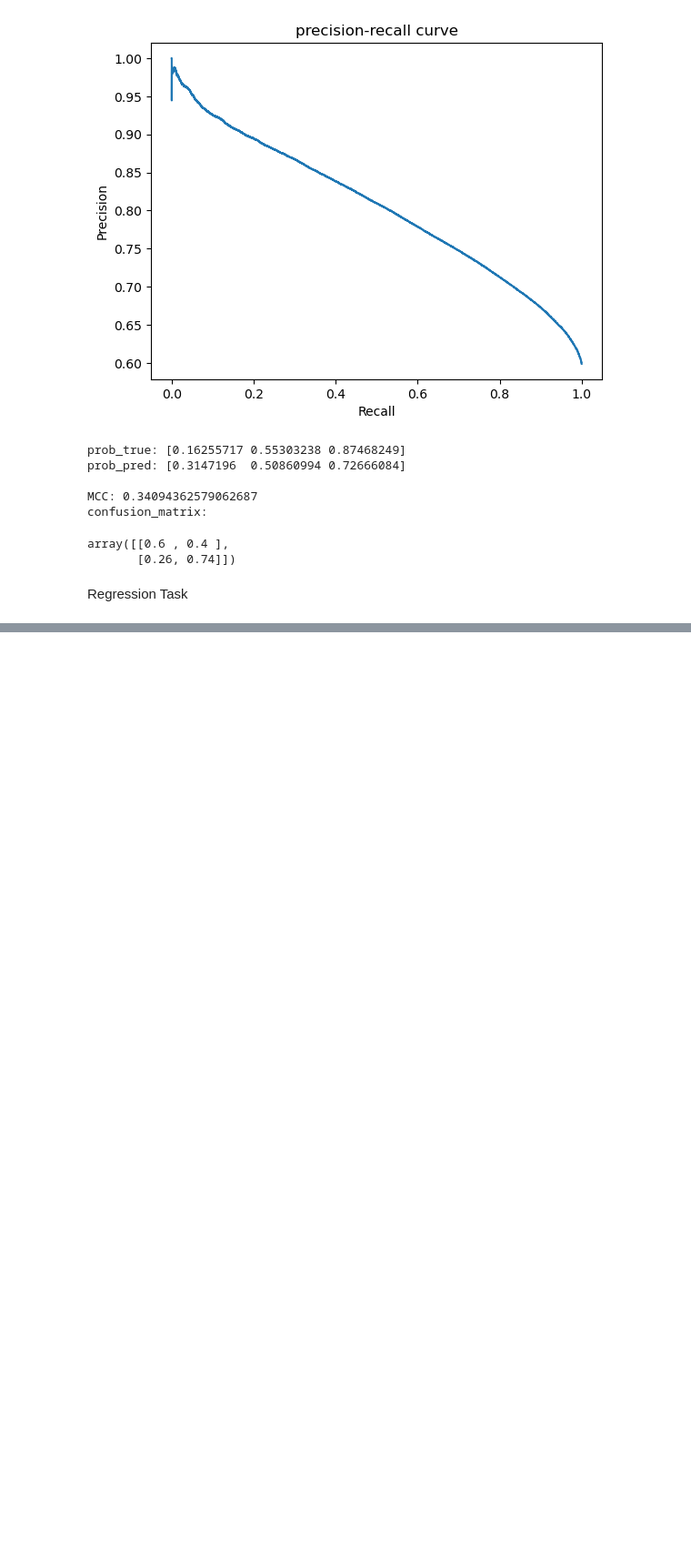
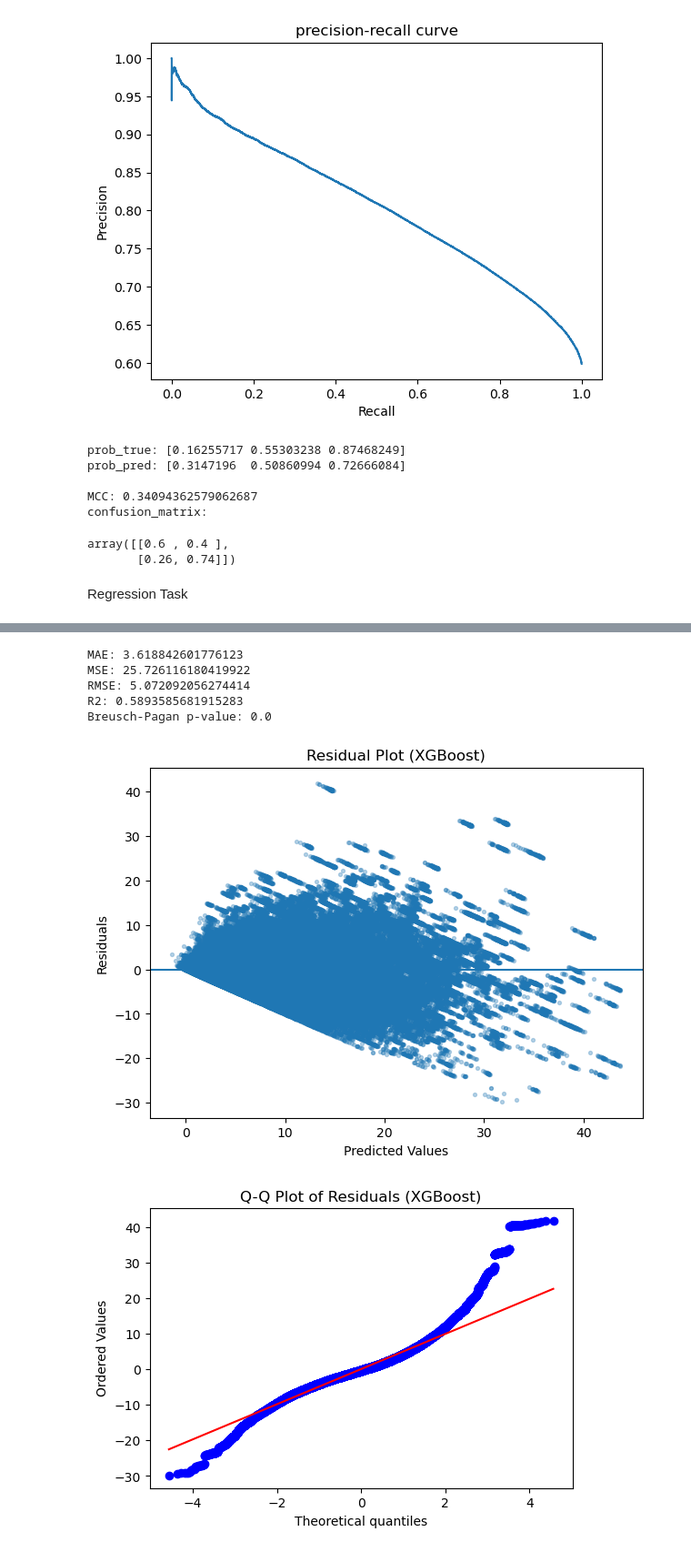
Before and after one commit to kareemkhouri2006/project, a Jupyter notebook: project.ipynb, the cells around one changed output, grey strips where cells are left out. Shown at 91% size. Cells and saved outputs as stored; diff of their text form; code cells hidden in the pictures; blank space fills up the shorter version.

```diff
--- a/project.ipynb
+++ b/project.ipynb
@@ -922,0 +926,51 @@ Breusch-Pagan p-value: 0.0
+# %%
+#XGboost Regressor
+from xgboost import XGBRegressor
+
+xgb_reg = XGBRegressor(n_estimators=300, max_depth=6, learning_rate=0.05, subsample=0.8, colsample_bytree=0.8, objective="reg:squarederror", random_state=42)
+xgb_reg.fit(X_train_reg, y_train_reg)
+
+
+y_pred_train_reg_xgb = xgb_reg.predict(X_train_reg)
+y_pred_test_reg_xgb = xgb_reg.predict(X_test_reg)
+
+#Evaluation Metrics MAE, MSE, RMSE, R2
+mae_xgb = mean_absolute_error(y_test_reg, y_pred_test_reg_xgb)
+mse_xgb = mean_squared_error(y_test_reg, y_pred_test_reg_xgb)
+rmse_xgb = root_mean_squared_error(y_test_reg, y_pred_test_reg_xgb)
+r2_xgb = r2_score(y_test_reg, y_pred_test_reg_xgb)
+print("MAE:", mae_xgb)
+print("MSE:", mse_xgb)
+print("RMSE:", rmse_xgb)
+print("R2:", r2_xgb)
+
+residuals_xgb = y_test_reg - y_pred_test_reg_xgb
+#Breusch-Pagan test for Heteroscedasticity
+X_sm_xgb = sm.add_constant(X_test_reg)
+bp_test = het_breuschpagan(residuals_xgb, X_sm_xgb)
+bp_pvalue_xgb = bp_test[1]
+print("Breusch-Pagan p-value:", bp_pvalue_xgb)
+#It implies Heteroscedasticity because p-value < 0.05
+
+#Residual Plot
+plt.figure(figsize=(7,5))
+plt.scatter(y_pred_test_reg_xgb, residuals_xgb,s=8, alpha=0.3)
+plt.axhline(0)
+plt.xlabel("Predicted Values")
+plt.ylabel("Residuals")
+plt.title("Residual Plot (XGBoost)")
+plt.show()
+
+#Q-Q Plot
+plt.figure(figsize=(6,4))
+stats.probplot(residuals_xgb, dist="norm", plot=plt)
+plt.title("Q-Q Plot of Residuals (XGBoost)")
+plt.show()
+# %% [output]
+MAE: 3.618842601776123
+MSE: 25.726116180419922
+RMSE: 5.072092056274414
+R2: 0.5893585681915283
+Breusch-Pagan p-value: 0.0
+[figure, added]
+[figure, added]
```
Also changed, not shown: parts of 2 cells of this notebook.
